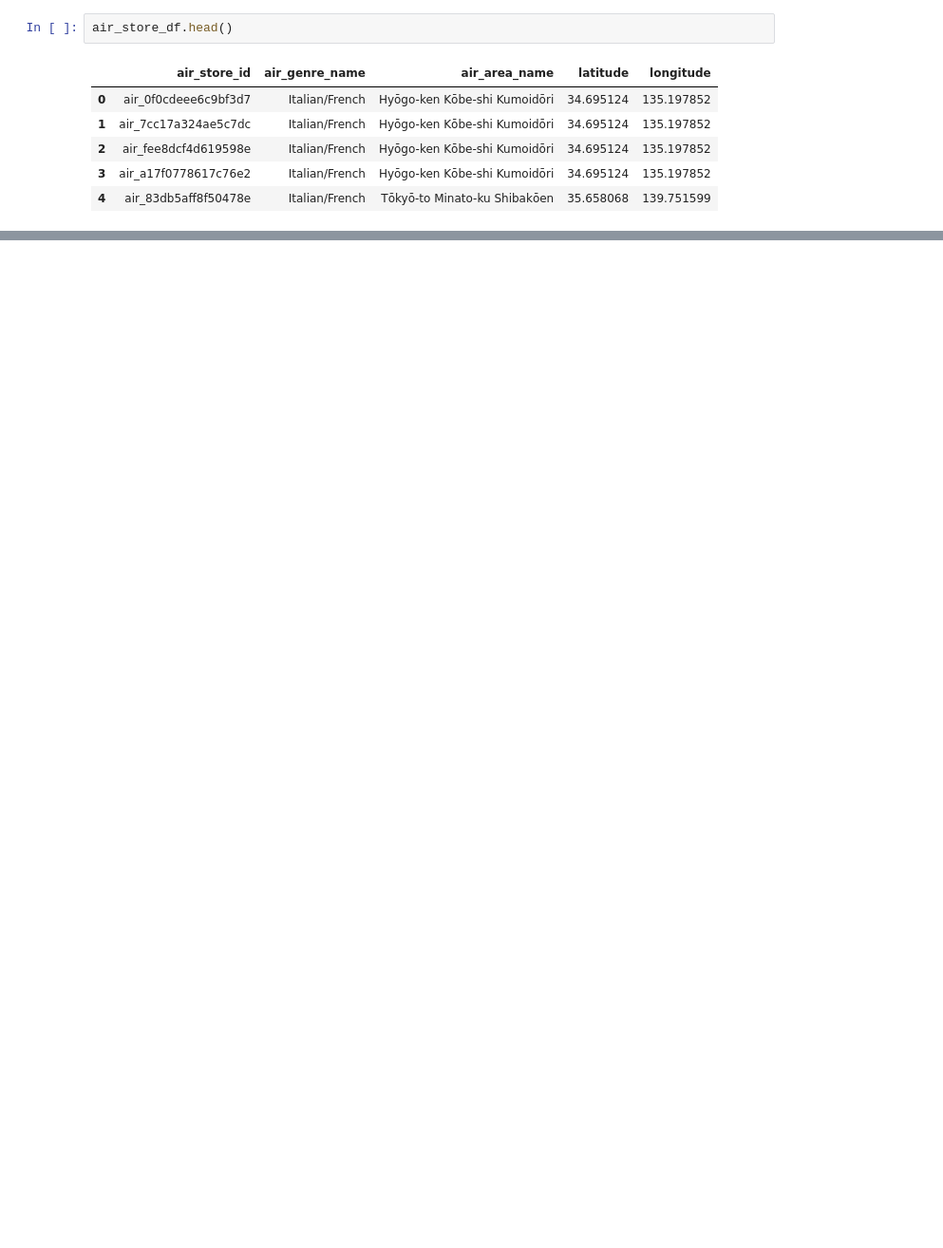
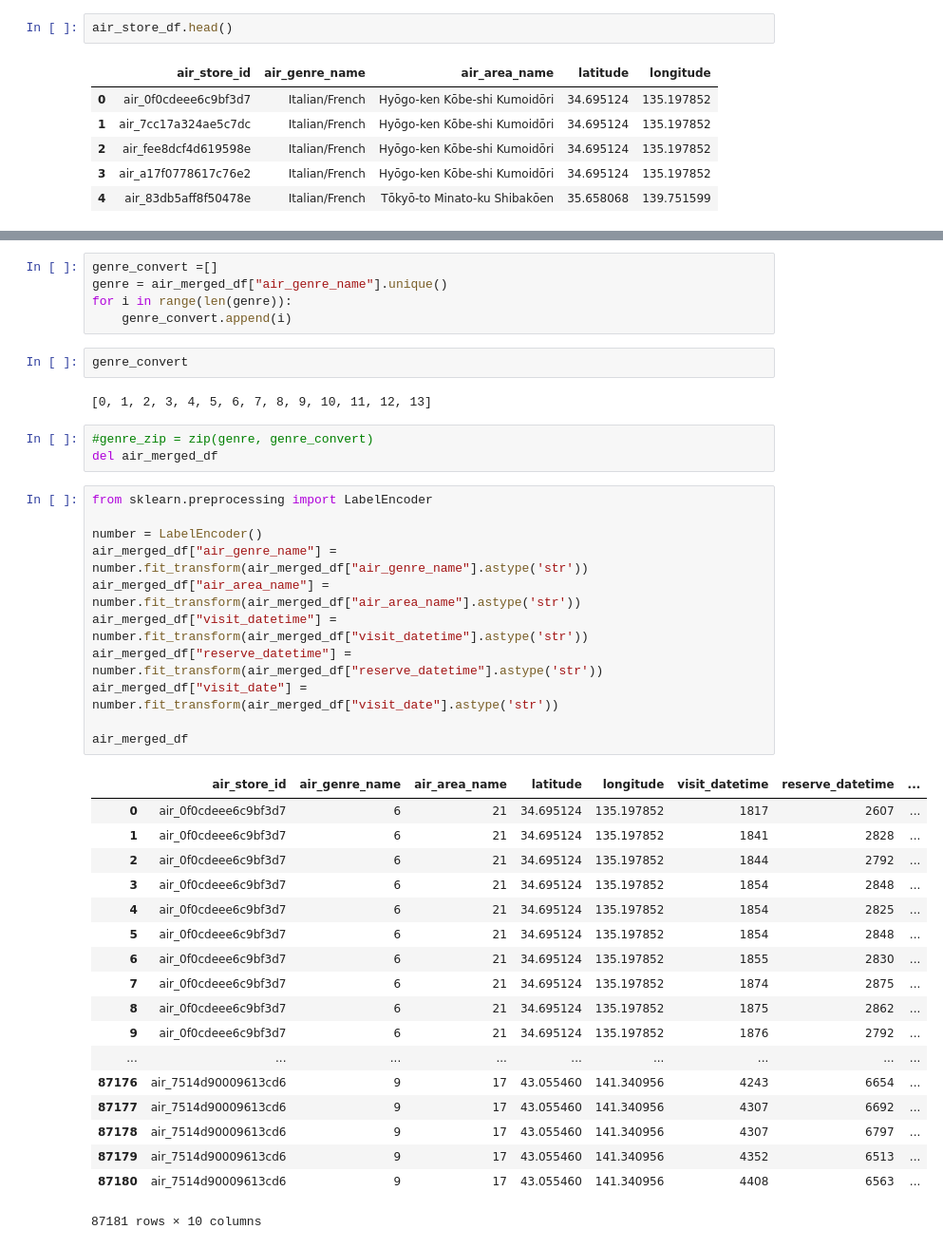
Before and after one commit to Gan001/dataviz-final-project, a Jupyter notebook: Air_Jordans.ipynb, the cells around one changed output, grey strips where cells are left out. Shown: that part at 95% size. Saved outputs shown, nothing was run; the diff lists cells and outputs as text; blank space fills up the shorter version.

```diff
--- a/Air_Jordans.ipynb
+++ b/Air_Jordans.ipynb
@@ -89,0 +75,42 @@ air_merged_df.head()
+# %%
+genre_convert =[]
+genre = air_merged_df["air_genre_name"].unique()
+for i in range(len(genre)):
+    genre_convert.append(i)
+# %%
+genre_convert
+# %% [output]
+[0, 1, 2, 3, 4, 5, 6, 7, 8, 9, 10, 11, 12, 13]
+# %%
+#genre_zip = zip(genre, genre_convert)
+del air_merged_df
+# %%
+from sklearn.preprocessing import LabelEncoder
+
+number = LabelEncoder()
+air_merged_df["air_genre_name"] = number.fit_transform(air_merged_df["air_genre_name"].astype('str'))
+air_merged_df["air_area_name"] = number.fit_transform(air_merged_df["air_area_name"].astype('str'))
+air_merged_df["visit_datetime"] = number.fit_transform(air_merged_df["visit_datetime"].astype('str'))
+air_merged_df["reserve_datetime"] = number.fit_transform(air_merged_df["reserve_datetime"].astype('str'))
+air_merged_df["visit_date"] = number.fit_transform(air_merged_df["visit_date"].astype('str'))
+
+air_merged_df
+# %% [output]
+|  | air_store_id | air_genre_name | air_area_name | latitude | longitude | visit_datetime | reserve_datetime | ... |
+| 0 | air_0f0cdeee6c9bf3d7 | 6 | 21 | 34.695124 | 135.197852 | 1817 | 2607 | ... |
+| 1 | air_0f0cdeee6c9bf3d7 | 6 | 21 | 34.695124 | 135.197852 | 1841 | 2828 | ... |
+| 2 | air_0f0cdeee6c9bf3d7 | 6 | 21 | 34.695124 | 135.197852 | 1844 | 2792 | ... |
+| 3 | air_0f0cdeee6c9bf3d7 | 6 | 21 | 34.695124 | 135.197852 | 1854 | 2848 | ... |
+| 4 | air_0f0cdeee6c9bf3d7 | 6 | 21 | 34.695124 | 135.197852 | 1854 | 2825 | ... |
+| 5 | air_0f0cdeee6c9bf3d7 | 6 | 21 | 34.695124 | 135.197852 | 1854 | 2848 | ... |
+| 6 | air_0f0cdeee6c9bf3d7 | 6 | 21 | 34.695124 | 135.197852 | 1855 | 2830 | ... |
+| 7 | air_0f0cdeee6c9bf3d7 | 6 | 21 | 34.695124 | 135.197852 | 1874 | 2875 | ... |
+| 8 | air_0f0cdeee6c9bf3d7 | 6 | 21 | 34.695124 | 135.197852 | 1875 | 2862 | ... |
+| 9 | air_0f0cdeee6c9bf3d7 | 6 | 21 | 34.695124 | 135.197852 | 1876 | 2792 | ... |
+| ... | ... | ... | ... | ... | ... | ... | ... | ... |
+| 87176 | air_7514d90009613cd6 | 9 | 17 | 43.055460 | 141.340956 | 4243 | 6654 | ... |
+| 87177 | air_7514d90009613cd6 | 9 | 17 | 43.055460 | 141.340956 | 4307 | 6692 | ... |
+| 87178 | air_7514d90009613cd6 | 9 | 17 | 43.055460 | 141.340956 | 4307 | 6797 | ... |
+| 87179 | air_7514d90009613cd6 | 9 | 17 | 43.055460 | 141.340956 | 4352 | 6513 | ... |
+| 87180 | air_7514d90009613cd6 | 9 | 17 | 43.055460 | 141.340956 | 4408 | 6563 | ... |
+87181 rows × 10 columns
```
Also changed, not shown: parts of 14 cells of this notebook, 3 other files.
